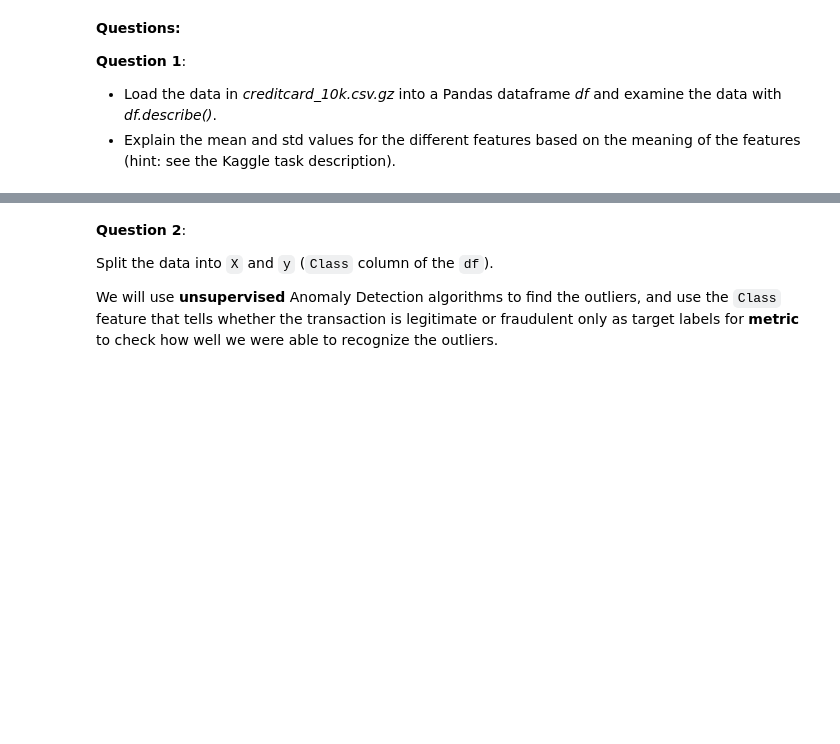
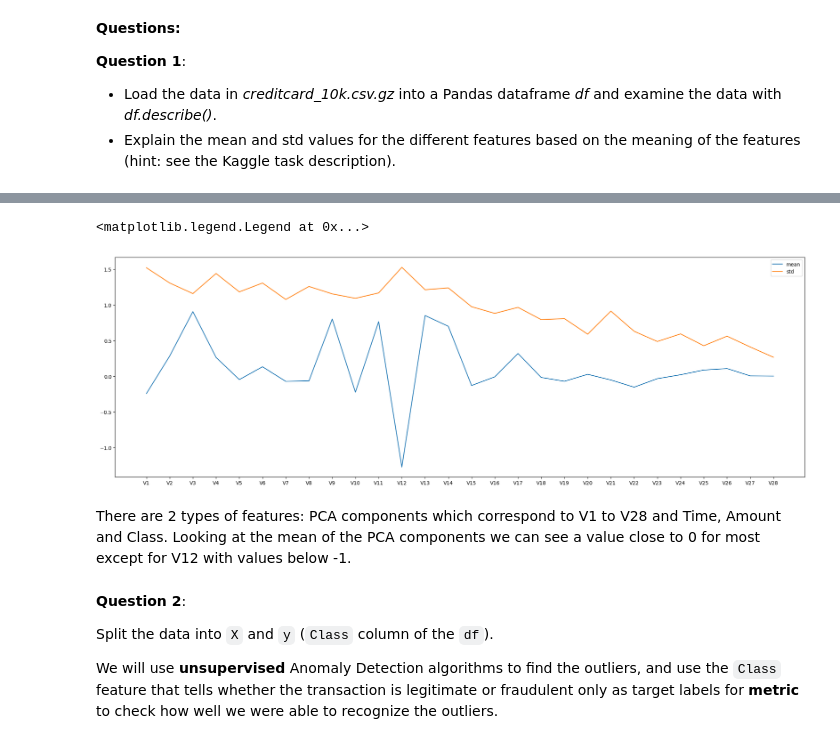
Before and after one commit to aiwan/Credit-Card-Fraud-Detection, a Jupyter notebook: Assignment/Anomaly Detection exercise.ipynb, the cells around one changed output, grey strips where cells are left out. Saved outputs shown, nothing was run; the diff lists cells and outputs as text; code cells hidden in the pictures; blank space fills up the shorter version.

Commit message:
Finished Credit Card Fraud Detection - LOF and IF

```diff
--- a/Assignment/Anomaly Detection exercise.ipynb
+++ b/Assignment/Anomaly Detection exercise.ipynb
@@ -13,0 +38,4 @@ In this exercise, we will practice using the Local Outlier Factor and Isolation
+# %%
+# Read data and describe
+df = pd.read_csv('creditcard_10k.csv.gz', compression='gzip')
+df.describe().round(2)
@@ -14,3 +53,14 @@ In this exercise, we will practice using the Local Outlier Factor and Isolation
+# %%
+pca_describe = df.describe().loc[['mean', 'std']].transpose().drop(['Time', 'Amount', 'Class'])
+plt.figure(figsize=(25, 8))
+plt.plot(pca_describe['mean'], label='mean')
+plt.plot(pca_describe['std'], label='std')
+plt.legend()
+# %% [output]
+<matplotlib.legend.Legend at 0x...>
+[figure, added]
+# %% [markdown]
+There are 2 types of features: PCA components which correspond to V1 to V28 and Time, Amount and Class. Looking at the mean of the PCA components we can see a value close to 0 for most except for V12 with values below -1.
 # %% [markdown]
 **Question 2**:
 
```
Also changed, not shown: parts of 73 cells of this notebook.
